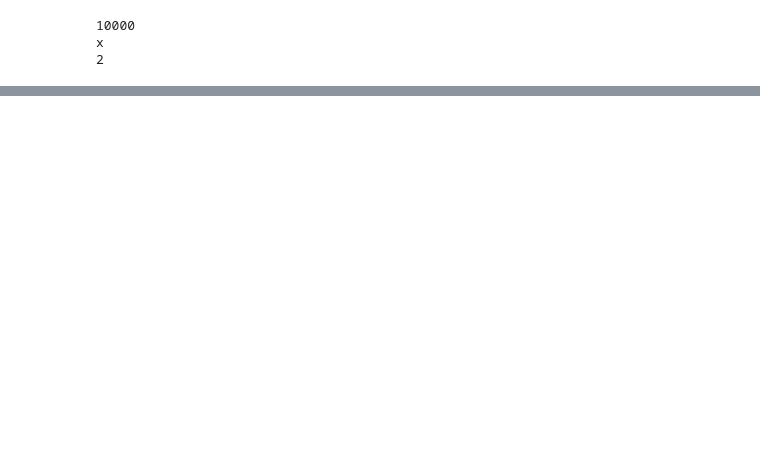
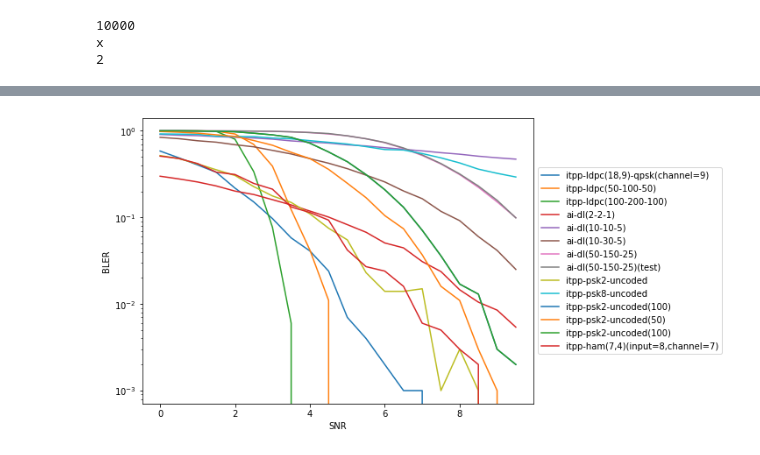
Before and after one commit to iamviji/project, a Jupyter notebook: Report/KerasBinary_In_En_Ch_QPSK.ipynb, the cells around one changed output, grey strips where cells are left out. Cells and saved outputs as stored; diff of their text form; code cells hidden in the pictures; blank space fills up the shorter version.

```diff
--- a/Report/KerasBinary_In_En_Ch_QPSK.ipynb
+++ b/Report/KerasBinary_In_En_Ch_QPSK.ipynb
@@ -1210,0 +962,3 @@ plt.show()
+# %%
+training_input_message = numpy.random.randint(2, size=(NUM_OF_INPUT_MESSAGE_50,input_message_length))
+test_input_message = numpy.random.randint(2, size=(NUM_OF_INPUT_MESSAGE_50,input_message_length))
@@ -1210,0 +1010,3 @@ plt.show()
+# %%
+snrs_list = numpy.arange (SNR_BEGIN, SNR_END, SNR_STEP_SIZE)
+ber_per_iter_dl_tensor8, bler_per_iter_dl_tensor8, channel_out8 = get_ber_bler_of_model(snrs_list, encoder, decoder, training_input_message, training_input_message.shape[0],input_message_length, channel_size)
@@ -1210,0 +1034,3 @@ plt.show()
+# %%
+test_input_message = numpy.random.randint(2, size=(NUM_OF_INPUT_MESSAGE,input_message_length))
+ber_per_iter_dl_tensor9, bler_per_iter_dl_tensor9, channel_out9 = get_ber_bler_of_model(snrs_list, encoder, decoder, test_input_message, test_input_message.shape[0],input_message_length, channel_size)
@@ -1210,0 +1058,28 @@ plt.show()
+# %%
+import matplotlib.pyplot as plt
+%matplotlib inline
+snrs = numpy.arange (SNR_BEGIN, SNR_END, SNR_STEP_SIZE)
+fig, (ax1) = plt.subplots(1,1,figsize=(8,6))
+ax1.semilogy(snrs,bler_per_iter_ldpc_itpp_psk_4,'', label="itpp-ldpc(18,9)-qpsk(channel=9)") # plot BER vs SNR
+ax1.semilogy(snrs,bler_per_iter_ldpc_50_100_itpp_psk_4,'', label="itpp-ldpc(50-100-50)") # plot BER vs SNR
+ax1.semilogy(snrs,bler_per_iter_ldpc_100_200_itpp_psk_4[5:25],'', label="itpp-ldpc(100-200-100)") # plot BER vs SNR
+ax1.semilogy(snrs,bler_per_iter_dl_tensor1,'', label="ai-dl(2-2-1)") # plot BER vs SNR
+ax1.semilogy(snrs,bler_per_iter_dl_tensor4,'', label="ai-dl(10-10-5)") # plot BER vs SNR
+ax1.semilogy(snrs,bler_per_iter_dl_tensor7,'', label="ai-dl(10-30-5)") # plot BER vs SNR
+ax1.semilogy(snrs,bler_per_iter_dl_tensor8,'', label="ai-dl(50-150-25)") # plot BER vs SNR
+ax1.semilogy(snrs,bler_per_iter_dl_tensor9,'', label="ai-dl(50-150-25)(test)") # plot BER vs SNR
+#ax1.semilogy(snrs,bler_per_iter_uncoded_commpy_psk_2,'', label="commpy-psk2-uncoded") # plot BER vs SNR
+#ax1.semilogy(snrs,bler_per_iter_uncoded_commpy_psk_4,'', label="commpy-psk4-uncoded") # plot BER vs SNR
+ax1.semilogy(snrs,bler_per_iter_uncoded_itpp_psk_2,'', label="itpp-psk2-uncoded") # plot BER vs SNR
+ax1.semilogy(snrs,bler_per_iter_uncoded_itpp_psk_8,'', label="itpp-psk8-uncoded") # plot BER vs SNR
+ax1.semilogy(snrs,bler_per_iter_uncoded_100_itpp_psk_2,'', label="itpp-psk2-uncoded(100)") # plot BER vs SNR
+ax1.semilogy(snrs,bler_per_iter_uncoded_50_itpp_psk_2,'', label="itpp-psk2-uncoded(50)") # plot BER vs SNR
+ax1.semilogy(snrs,bler_per_iter_uncoded_100_itpp_psk_2,'', label="itpp-psk2-uncoded(100)") # plot BER vs SNR
+ax1.semilogy(snrs,bler_per_iter_ham_itpp_psk_4,'', label="itpp-ham(7,4)(input=8,channel=7)") # plot BER vs SNR
+ax1.set_ylabel('BLER')
+ax1.set_xlabel('SNR')
+plt.savefig('ldpc_ber_{}_{}.png'.format(2*channel_size,input_message_length))
+plt.legend(loc='center left', bbox_to_anchor=(1, 0.5))
+plt.show()
+# %% [output]
+[figure, added]
```
Also changed, not shown: parts of 52 cells of this notebook.
